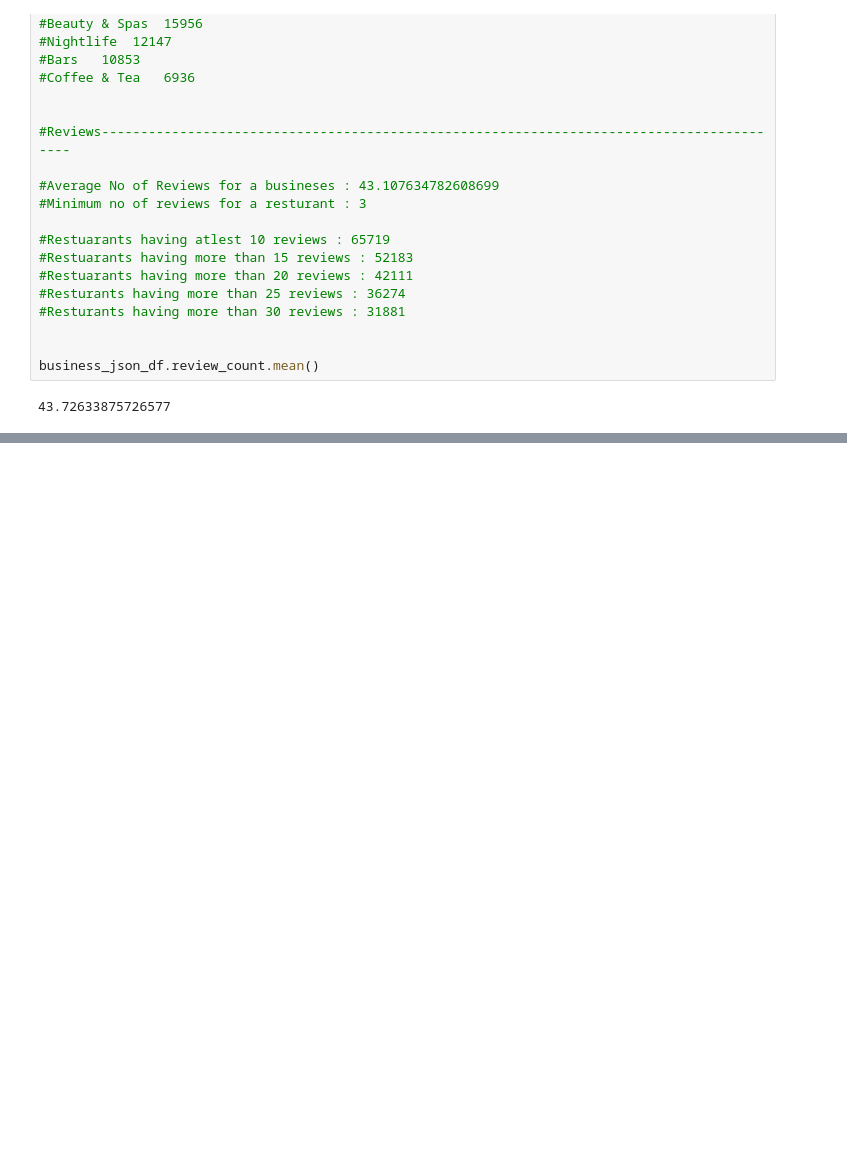
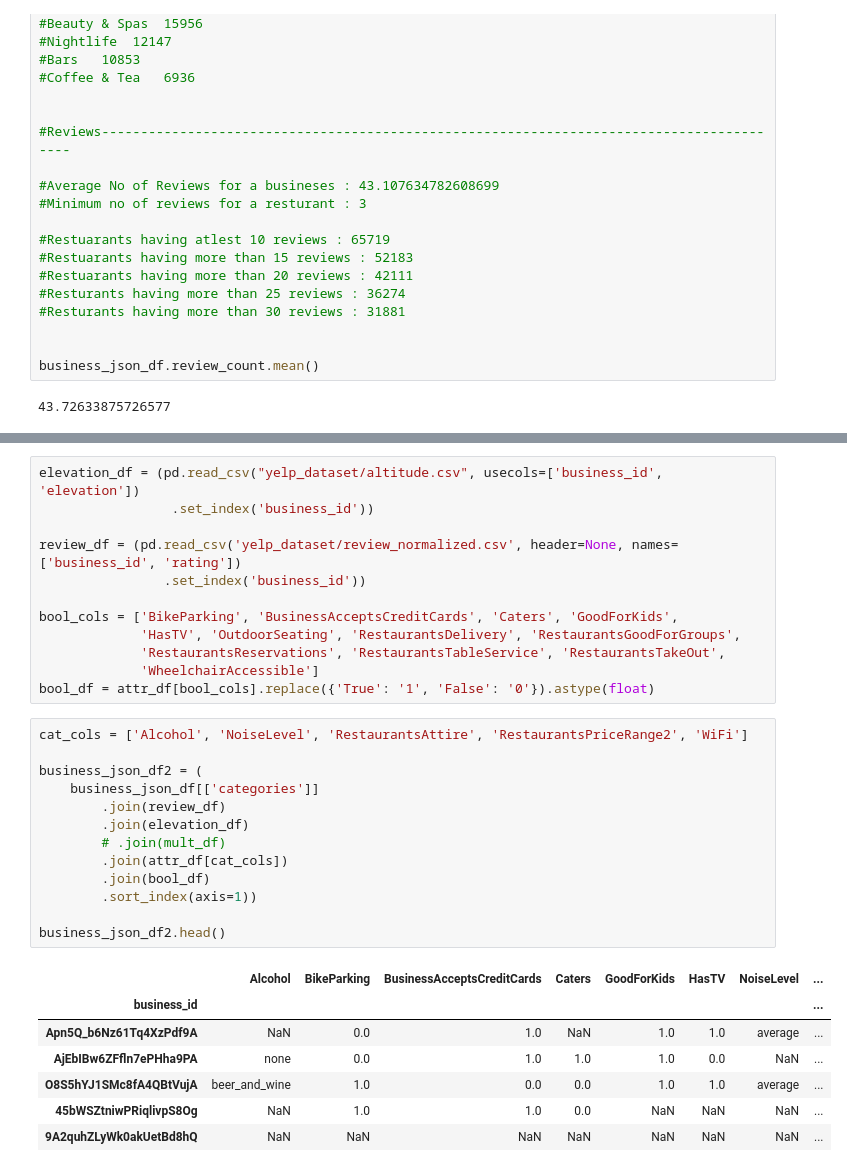
Before and after one commit to Coldsp33d/Yelp-Challenge-2018, a Jupyter notebook: dataset_analysis.ipynb, the cells around one changed output, grey strips where cells are left out. Cells and saved outputs as stored; diff of their text form; blank space fills up the shorter version.

```diff
--- a/dataset_analysis.ipynb
+++ b/dataset_analysis.ipynb
@@ -117,0 +181,33 @@ business_json_df.review_count.mean()
+# %%
+elevation_df = (pd.read_csv("yelp_dataset/altitude.csv", usecols=['business_id', 'elevation'])
+                 .set_index('business_id'))
+
+review_df = (pd.read_csv('yelp_dataset/review_normalized.csv', header=None, names=['business_id', 'rating'])
+                .set_index('business_id'))
+
+bool_cols = ['BikeParking', 'BusinessAcceptsCreditCards', 'Caters', 'GoodForKids',
+             'HasTV', 'OutdoorSeating', 'RestaurantsDelivery', 'RestaurantsGoodForGroups',
+             'RestaurantsReservations', 'RestaurantsTableService', 'RestaurantsTakeOut',
+             'WheelchairAccessible']
+bool_df = attr_df[bool_cols].replace({'True': '1', 'False': '0'}).astype(float)
+# %%
+cat_cols = ['Alcohol', 'NoiseLevel', 'RestaurantsAttire', 'RestaurantsPriceRange2', 'WiFi']
+
+business_json_df2 = (
+    business_json_df[['categories']]
+        .join(review_df)
+        .join(elevation_df)
+        # .join(mult_df)
+        .join(attr_df[cat_cols])
+        .join(bool_df)
+        .sort_index(axis=1))
+
+business_json_df2.head()
+# %% [output]
+|  | Alcohol | BikeParking | BusinessAcceptsCreditCards | Caters | GoodForKids | HasTV | NoiseLevel | ... |
+| business_id |  |  |  |  |  |  |  | ... |
+| Apn5Q_b6Nz61Tq4XzPdf9A | NaN | 0.0 | 1.0 | NaN | 1.0 | 1.0 | average | ... |
+| AjEbIBw6ZFfln7ePHha9PA | none | 0.0 | 1.0 | 1.0 | 1.0 | 0.0 | NaN | ... |
+| O8S5hYJ1SMc8fA4QBtVujA | beer_and_wine | 1.0 | 0.0 | 0.0 | 1.0 | 1.0 | average | ... |
+| 45bWSZtniwPRiqlivpS8Og | NaN | 1.0 | 1.0 | 0.0 | NaN | NaN | NaN | ... |
+| 9A2quhZLyWk0akUetBd8hQ | NaN | NaN | NaN | NaN | NaN | NaN | NaN | ... |
```
Also changed, not shown: parts of 20 cells of this notebook.
